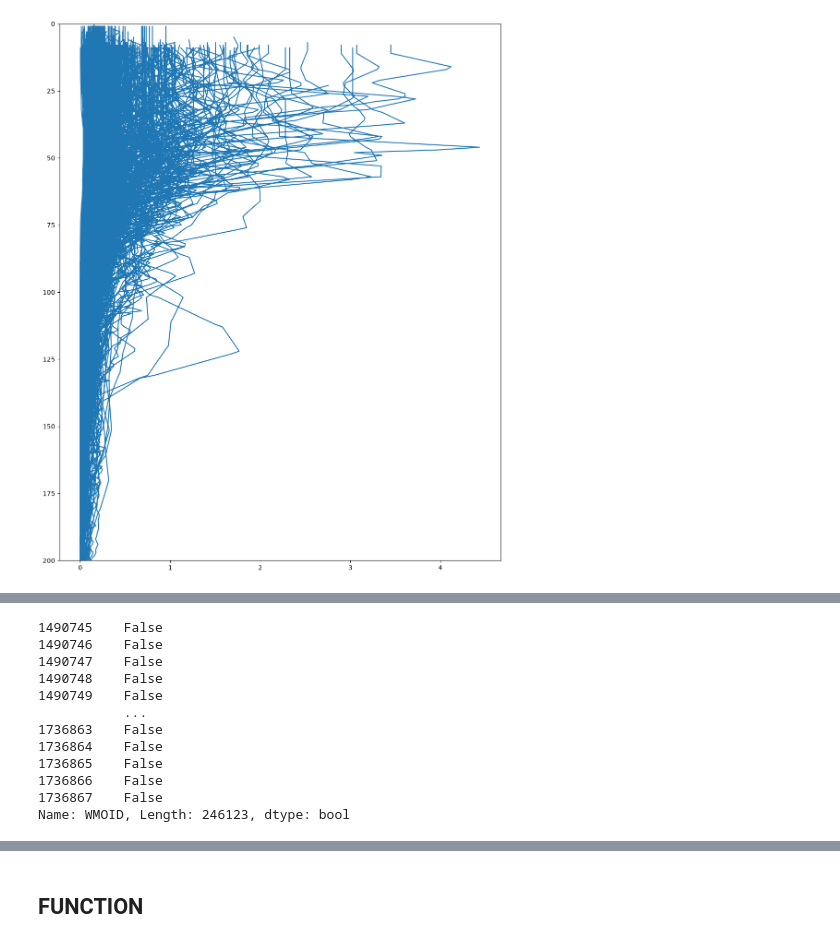
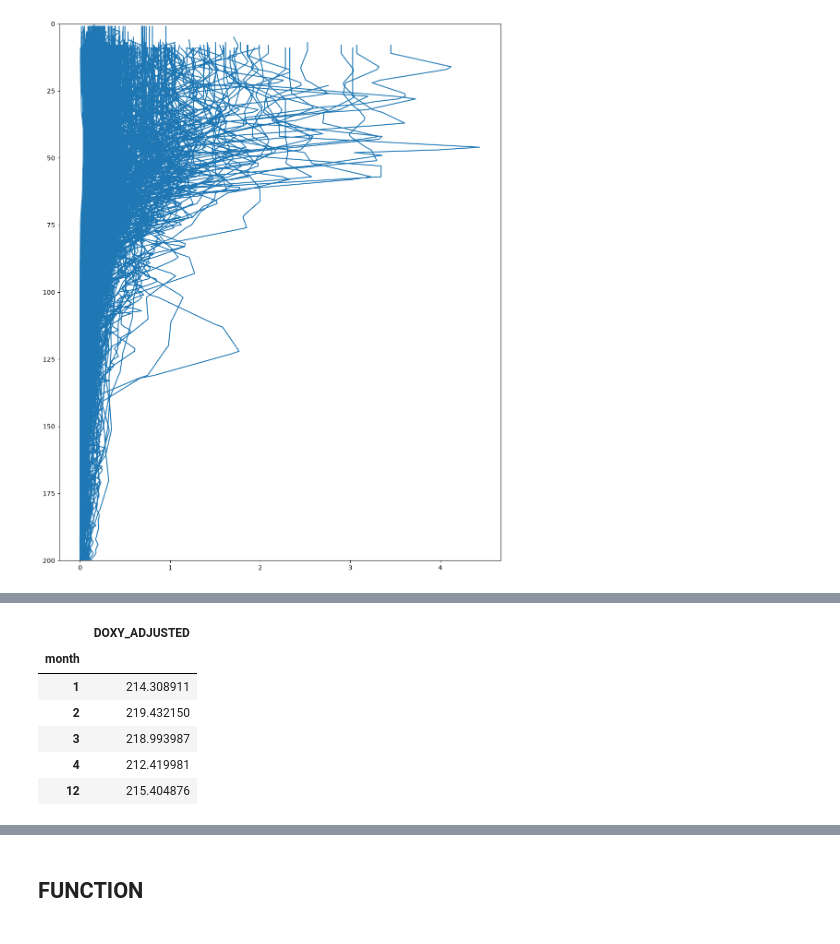
Before and after one commit to Lilah-Asalie/IBIS_Project, a Jupyter notebook: New_Subplots_ProMonths.ipynb, the cells around one changed output, grey strips where cells are left out. Saved outputs shown, nothing was run; the diff lists cells and outputs as text; code cells hidden in the pictures.

```diff
--- a/New_Subplots_ProMonths.ipynb
+++ b/New_Subplots_ProMonths.ipynb
@@ -322,16 +315,0 @@ df_a
-# %%
-df_test = df_a['WMOID'].isin(['5905102'])
-df_test
-# %% [output]
-1490745    False
-1490746    False
-1490747    False
-1490748    False
-1490749    False
-           ...
-1736863    False
-1736864    False
-1736865    False
-1736866    False
-1736867    False
-Name: WMOID, Length: 246123, dtype: bool
@@ -337,0 +318,11 @@ Name: WMOID, Length: 246123, dtype: bool
+# %%
+df_d = df_c.groupby('month').mean()
+df_d
+# %% [output]
+|  | DOXY_ADJUSTED |
+| month |  |
+| 1 | 214.308911 |
+| 2 | 219.432150 |
+| 3 | 218.993987 |
+| 4 | 212.419981 |
+| 12 | 215.404876 |
```
Also changed, not shown: parts of 3 cells of this notebook.
